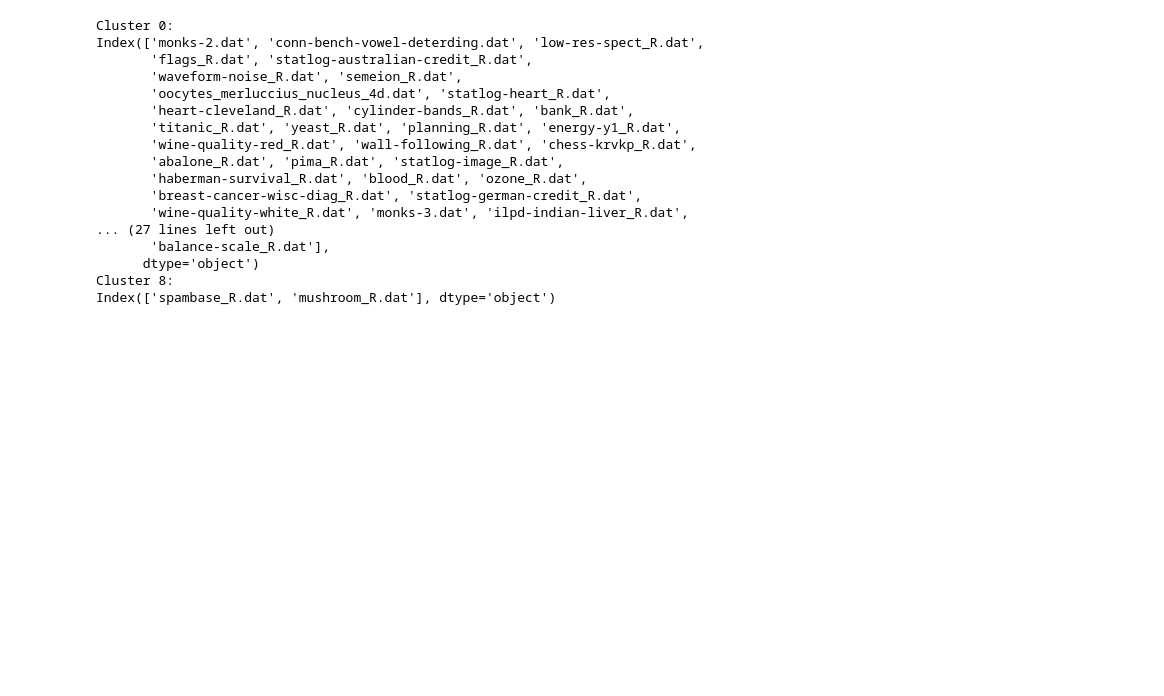
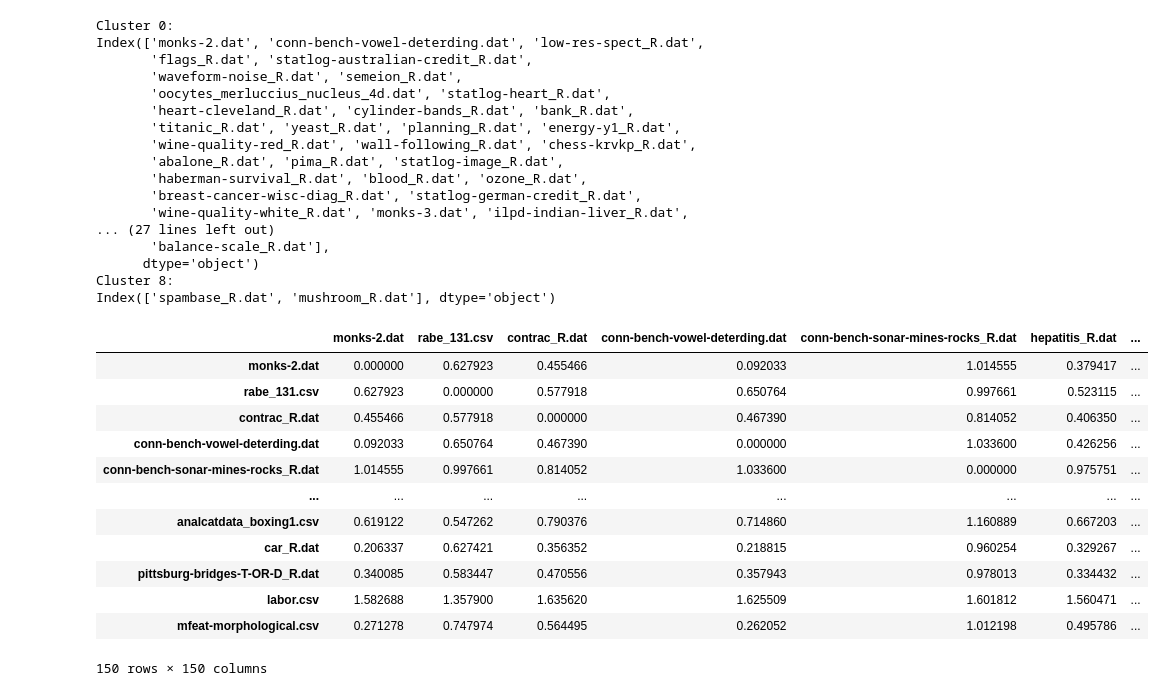
Before and after one commit to Tole-k/turbo-ml, a Jupyter notebook: datasets/clustering.ipynb, the cells around one changed output. Saved outputs shown, nothing was run; the diff lists cells and outputs as text; code cells hidden in the pictures; blank space fills up the shorter version.

Commit message:
add ohe'ed datasets

```diff
--- a/datasets/clustering.ipynb
+++ b/datasets/clustering.ipynb
@@ -133,3 +134,21 @@ Index(['monks-2.dat', 'conn-bench-vowel-deterding.dat', 'low-res-spect_R.dat',
       dtype='object')
 Cluster 8:
 Index(['spambase_R.dat', 'mushroom_R.dat'], dtype='object')
+# %%
+distance_matrix = pd.read_csv(
+    'AutoIRAD-dataset-distances-ohe.csv', index_col=0)
+distance_matrix
+# %% [output]
+|  | monks-2.dat | rabe_131.csv | contrac_R.dat | conn-bench-vowel-deterding.dat | conn-bench-sonar-mines-rocks_R.dat | hepatitis_R.dat | ... |
+| monks-2.dat | 0.000000 | 0.627923 | 0.455466 | 0.092033 | 1.014555 | 0.379417 | ... |
+| rabe_131.csv | 0.627923 | 0.000000 | 0.577918 | 0.650764 | 0.997661 | 0.523115 | ... |
+| contrac_R.dat | 0.455466 | 0.577918 | 0.000000 | 0.467390 | 0.814052 | 0.406350 | ... |
+| conn-bench-vowel-deterding.dat | 0.092033 | 0.650764 | 0.467390 | 0.000000 | 1.033600 | 0.426256 | ... |
+| conn-bench-sonar-mines-rocks_R.dat | 1.014555 | 0.997661 | 0.814052 | 1.033600 | 0.000000 | 0.975751 | ... |
+| ... | ... | ... | ... | ... | ... | ... | ... |
+| analcatdata_boxing1.csv | 0.619122 | 0.547262 | 0.790376 | 0.714860 | 1.160889 | 0.667203 | ... |
+| car_R.dat | 0.206337 | 0.627421 | 0.356352 | 0.218815 | 0.960254 | 0.329267 | ... |
+| pittsburg-bridges-T-OR-D_R.dat | 0.340085 | 0.583447 | 0.470556 | 0.357943 | 0.978013 | 0.334432 | ... |
+| labor.csv | 1.582688 | 1.357900 | 1.635620 | 1.625509 | 1.601812 | 1.560471 | ... |
+| mfeat-morphological.csv | 0.271278 | 0.747974 | 0.564495 | 0.262052 | 1.012198 | 0.495786 | ... |
+150 rows × 150 columns
```
Also changed, not shown: parts of 12 cells of this notebook, 4 other files.
